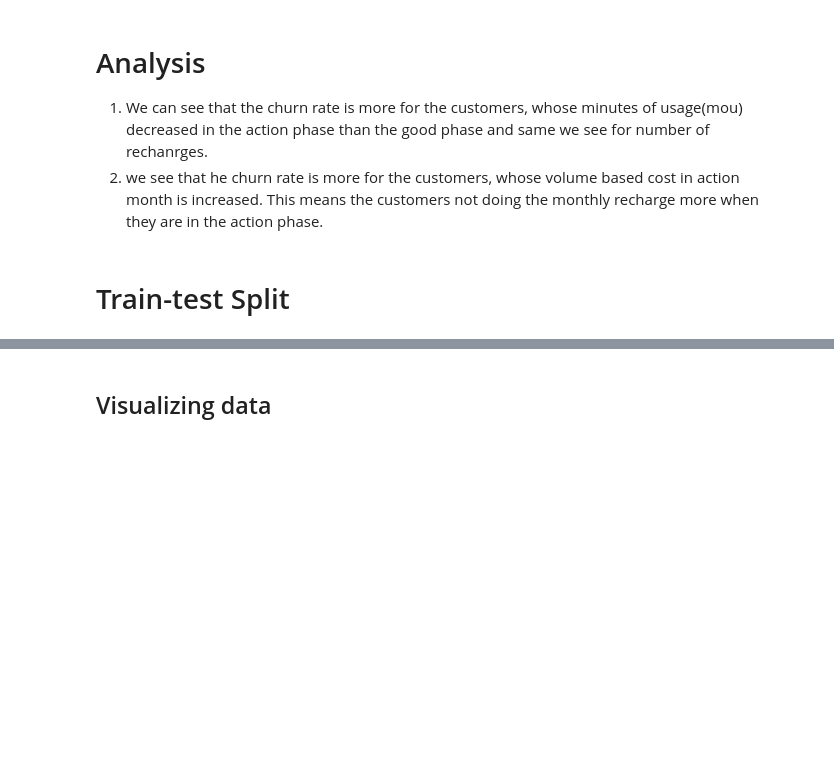
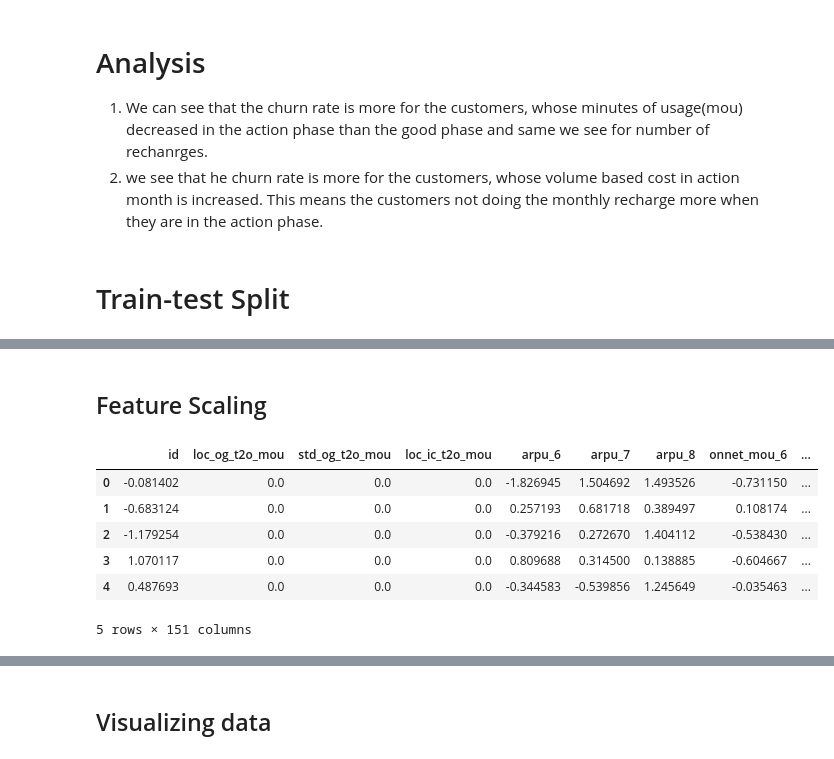
Before and after one commit to jays-26/temp-telcomchurm, a Jupyter notebook: groupv1.ipynb, the cells around one changed output, grey strips where cells are left out. Drawn from its saved outputs; the diff is of its cells as text; code cells hidden in the pictures; blank space fills up the shorter version.

```diff
--- a/groupv1.ipynb
+++ b/groupv1.ipynb
@@ -653,0 +666,2 @@ X_train, y_train = sm.fit_resample(X_train,y_train)
+# %% [markdown]
+## Feature Scaling
@@ -653,0 +671,25 @@ X_train, y_train = sm.fit_resample(X_train,y_train)
+# %%
+# Instantiate the Scaler
+scaler = StandardScaler()
+# %%
+# List of the numeric columns
+cols_scale = X_train.columns.to_list()
+# Remove the derived columns as they are already binary
+cols_scale.remove('decrease_mou')
+cols_scale.remove('decrease_rech_num')
+cols_scale.remove('decrease_rech_amt_action')
+cols_scale.remove('decrease_arpu')
+cols_scale.remove('decrease_vbc')
+# %%
+# Fit the data into scaler and transform
+X_train[cols_scale] = scaler.fit_transform(X_train[cols_scale])
+# %%
+X_train.head()
+# %% [output]
+|  | id | loc_og_t2o_mou | std_og_t2o_mou | loc_ic_t2o_mou | arpu_6 | arpu_7 | arpu_8 | onnet_mou_6 | ... |
+| 0 | -0.081402 | 0.0 | 0.0 | 0.0 | -1.826945 | 1.504692 | 1.493526 | -0.731150 | ... |
+| 1 | -0.683124 | 0.0 | 0.0 | 0.0 | 0.257193 | 0.681718 | 0.389497 | 0.108174 | ... |
+| 2 | -1.179254 | 0.0 | 0.0 | 0.0 | -0.379216 | 0.272670 | 1.404112 | -0.538430 | ... |
+| 3 | 1.070117 | 0.0 | 0.0 | 0.0 | 0.809688 | 0.314500 | 0.138885 | -0.604667 | ... |
+| 4 | 0.487693 | 0.0 | 0.0 | 0.0 | -0.344583 | -0.539856 | 1.245649 | -0.035463 | ... |
+5 rows × 151 columns
```
Also changed, not shown: parts of 81 cells of this notebook.
